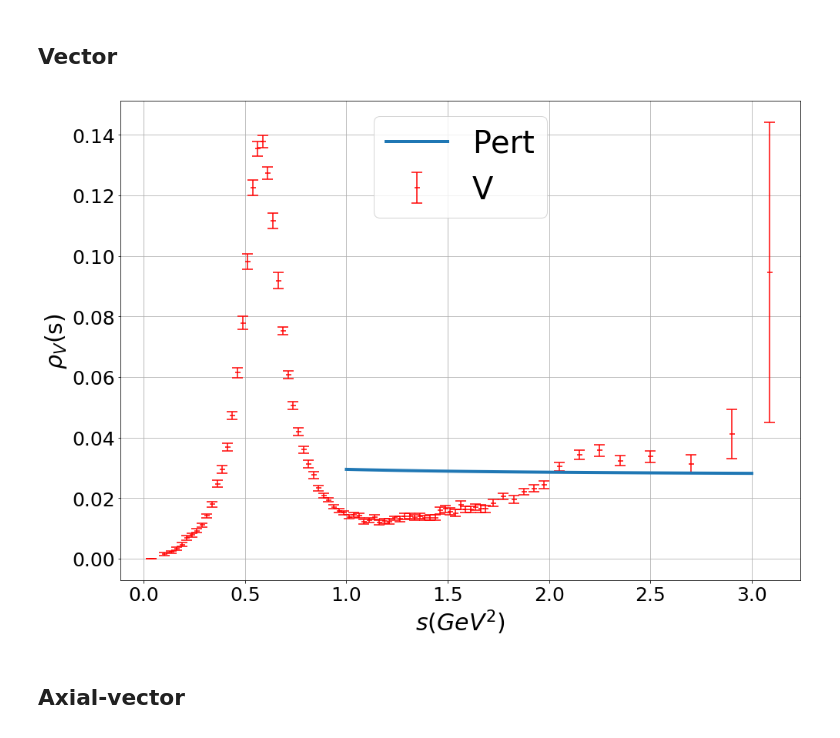
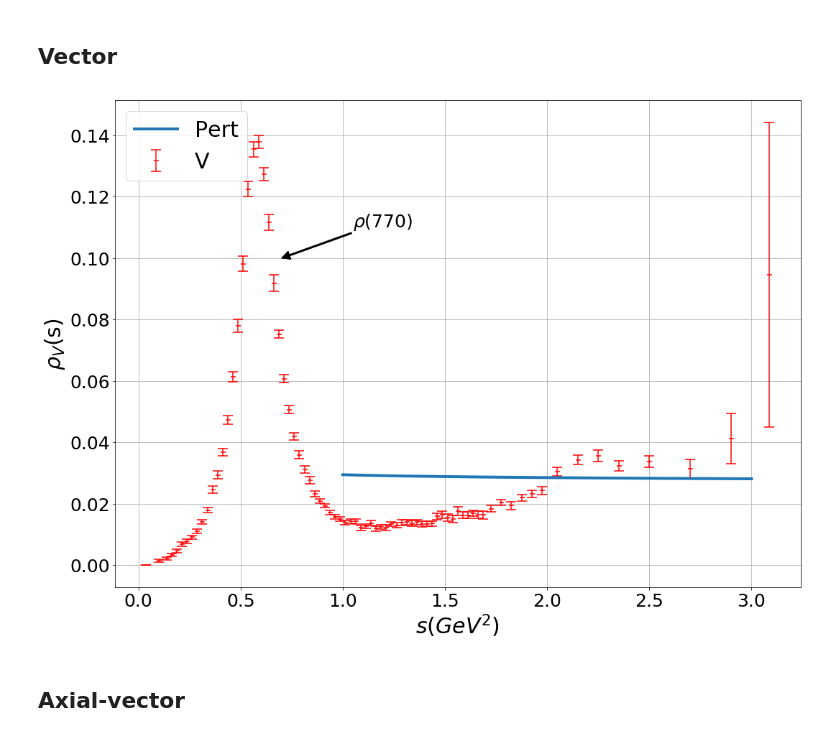
Before and after one commit to phd-dirk/Notebooks, a Jupyter notebook: spectralFunction.ipynb, the cells around one changed output. Drawn from its saved outputs; the diff is of its cells as text; code cells hidden in the pictures.

```diff
--- a/spectralFunction.ipynb
+++ b/spectralFunction.ipynb
@@ -9,7 +9,6 @@ import scipy
 from scipy.special import zeta
 from scipy.integrate import quad, odeint
 from matplotlib import rcParams
-rcParams.update({'figure.autolayout': True})
 crd = rundec.CRunDec()
 # %%
 # complex integration
@@ -114,36 +115,40 @@ plt.errorbar(
     aleph_v['sbin'][:-1],
     rho_v[:-1],
     color='r',
     yerr=rho_err_v[:-1],
     capsize=7,
     fmt='_',
     mew=1.5,
     markersize=7,
     label='V'
 )
 plt.plot(
     sLin,
     scipy.real(th_func),
     linewidth=4,
     label='Pert'
 )
 
 fig = plt.gcf()
 fig.set_size_inches(14, 10)
 fig.patch.set_facecolor('white')
+fig.tight_layout()
 
 ax = plt.gca()
 ax.tick_params(axis='both', labelsize=25)
 ax.set_ylabel(r'$\rho_V$(s)', fontsize=30)
 ax.set_xlabel('$s(GeV^2)$', fontsize=30)
 
+ax.annotate(r'$\rho(770)$', xy=(0.7, 0.1), xytext=(1.05, 0.11),
+            arrowprops=dict(width=2, facecolor="black"), fontsize=25,
+)
 
-plt.legend(prop={'size': 40})
+
+plt.legend(prop={'size': 30})
 plt.grid()
-#plt.savefig(name+'.png', transparent=True)
 plt.savefig('./../Thesis/chapters/tauDecaysIntoHadrons/images/specFuncAleph_V.eps',format='eps')
 # %% [output]
-[figure, old version]
+[figure, new version]
 # %% [markdown]
 ## Axial-vector
 # %%
```
Also changed, not shown: parts of 3 cells of this notebook, 1 other file.
